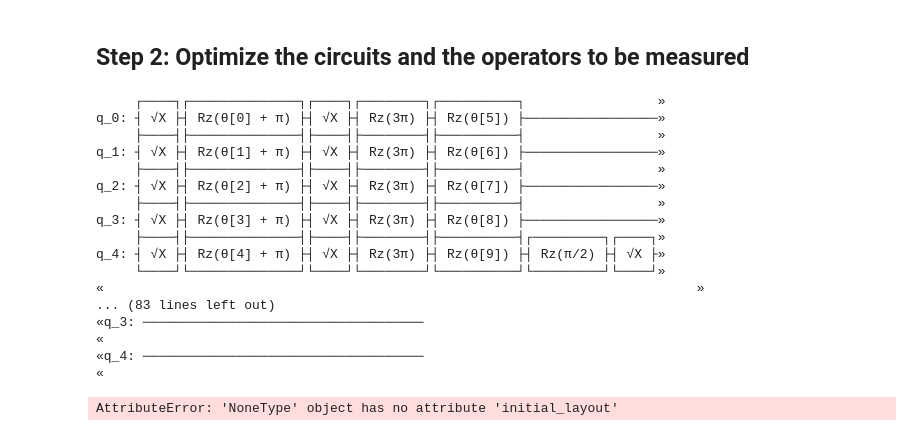
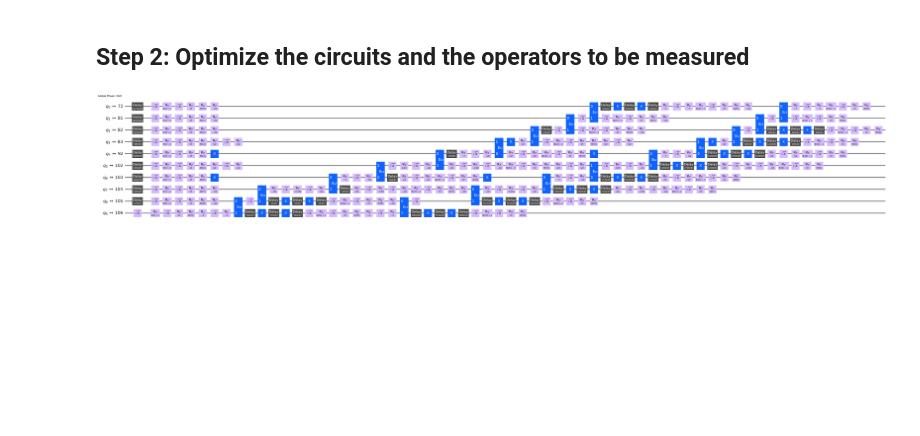
Before and after one commit to nonhermitian/jays-notebooks, a Jupyter notebook: applications/VQE_correctly.ipynb, the cells around one changed output. Cells and saved outputs as stored; diff of their text form; code cells hidden in the pictures; blank space fills up the shorter version.

```diff
--- a/applications/VQE_correctly.ipynb
+++ b/applications/VQE_correctly.ipynb
@@ -64,36 +83,26 @@ SparsePauliOp(['YZ', 'ZI', 'ZZ', 'XX'],
 # %% [markdown]
 ## **Step 2**: Optimize the circuits and the operators to be measured
 # %%
-from qiskit.compiler import transpile
-ansatz_ibm = transpile(ansatz, basis_gates = ['cz', 'sx', 'rz'], coupling_map =[[0, 1], [1, 2]], optimization_level=3)
-print(ansatz_ibm)
+from qiskit.transpiler import PassManager
+from qiskit.transpiler.preset_passmanagers import generate_preset_pass_manager
+from qiskit.transpiler.passes import ALAPScheduleAnalysis, PadDynamicalDecoupling, ConstrainedReschedule
+from qiskit.circuit.library import XGate
 
-qc_ibm = transpile(qc_example, basis_gates = ['cz', 'sx', 'rz'],  coupling_map =[[0, 1], [1, 2]], optimization_level=3)
+target = backend.target
+pm = generate_preset_pass_manager(target=target, optimization_level=3)
+pm.scheduling = PassManager(
+    [
+        ALAPScheduleAnalysis(target=target),
+        ConstrainedReschedule(target.acquire_alignment, target.pulse_alignment),
+        PadDynamicalDecoupling(target=target, dd_sequence=[XGate(), XGate()])
+    ]
+)
+
+ansatz_ibm = pm.run(ansatz)
-# %% [output]
-     ┌────┐┌──────────────┐┌────┐┌────────┐┌──────────┐                 »
-q_0: ┤ √X ├┤ Rz(θ[0] + π) ├┤ √X ├┤ Rz(3π) ├┤ Rz(θ[5]) ├─────────────────»
-     ├────┤├──────────────┤├────┤├────────┤├──────────┤                 »
-q_1: ┤ √X ├┤ Rz(θ[1] + π) ├┤ √X ├┤ Rz(3π) ├┤ Rz(θ[6]) ├─────────────────»
-     ├────┤├──────────────┤├────┤├────────┤├──────────┤                 »
-q_2: ┤ √X ├┤ Rz(θ[2] + π) ├┤ √X ├┤ Rz(3π) ├┤ Rz(θ[7]) ├─────────────────»
-     ├────┤├──────────────┤├────┤├────────┤├──────────┤                 »
-q_3: ┤ √X ├┤ Rz(θ[3] + π) ├┤ √X ├┤ Rz(3π) ├┤ Rz(θ[8]) ├─────────────────»
-     ├────┤├──────────────┤├────┤├────────┤├──────────┤┌─────────┐┌────┐»
-q_4: ┤ √X ├┤ Rz(θ[4] + π) ├┤ √X ├┤ Rz(3π) ├┤ Rz(θ[9]) ├┤ Rz(π/2) ├┤ √X ├»
-     └────┘└──────────────┘└────┘└────────┘└──────────┘└─────────┘└────┘»
-«                                                                            »
-... (83 lines left out)
-«q_3: ────────────────────────────────────
-«
-«q_4: ────────────────────────────────────
-«
 # %%
-layout = ansatz_ibm.layout
+ansatz_ibm.draw('mpl', idle_wires=False, fold=-1)
+# %% [output]
+[figure, added]
 # %%
-from permute_sparse_pauli_op import permute_sparse_pauli_op
-
-layout = ansatz_ibm.layout.initial_layout
-hamiltonian_ibm = permute_sparse_pauli_op(hamiltonian,layout, ansatz.qubits)
-hamiltonian_ibm
+layout = ansatz_ibm.layout
+hamiltonian_ibm = hamiltonian.apply_layout(layout)
-# %% [output]
-AttributeError: 'NoneType' object has no attribute 'initial_layout'
```
Also changed, not shown: parts of 14 cells of this notebook.
